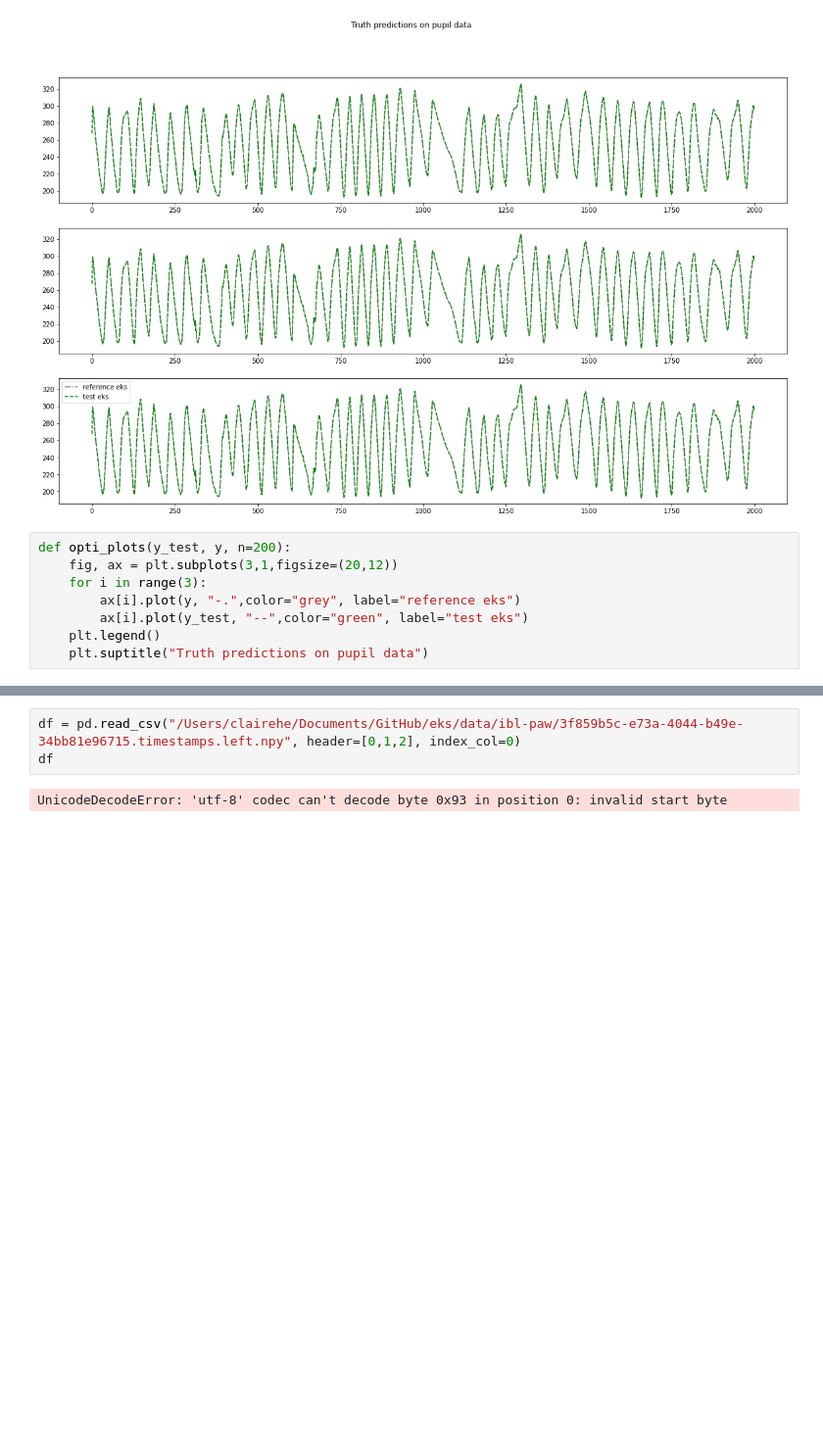
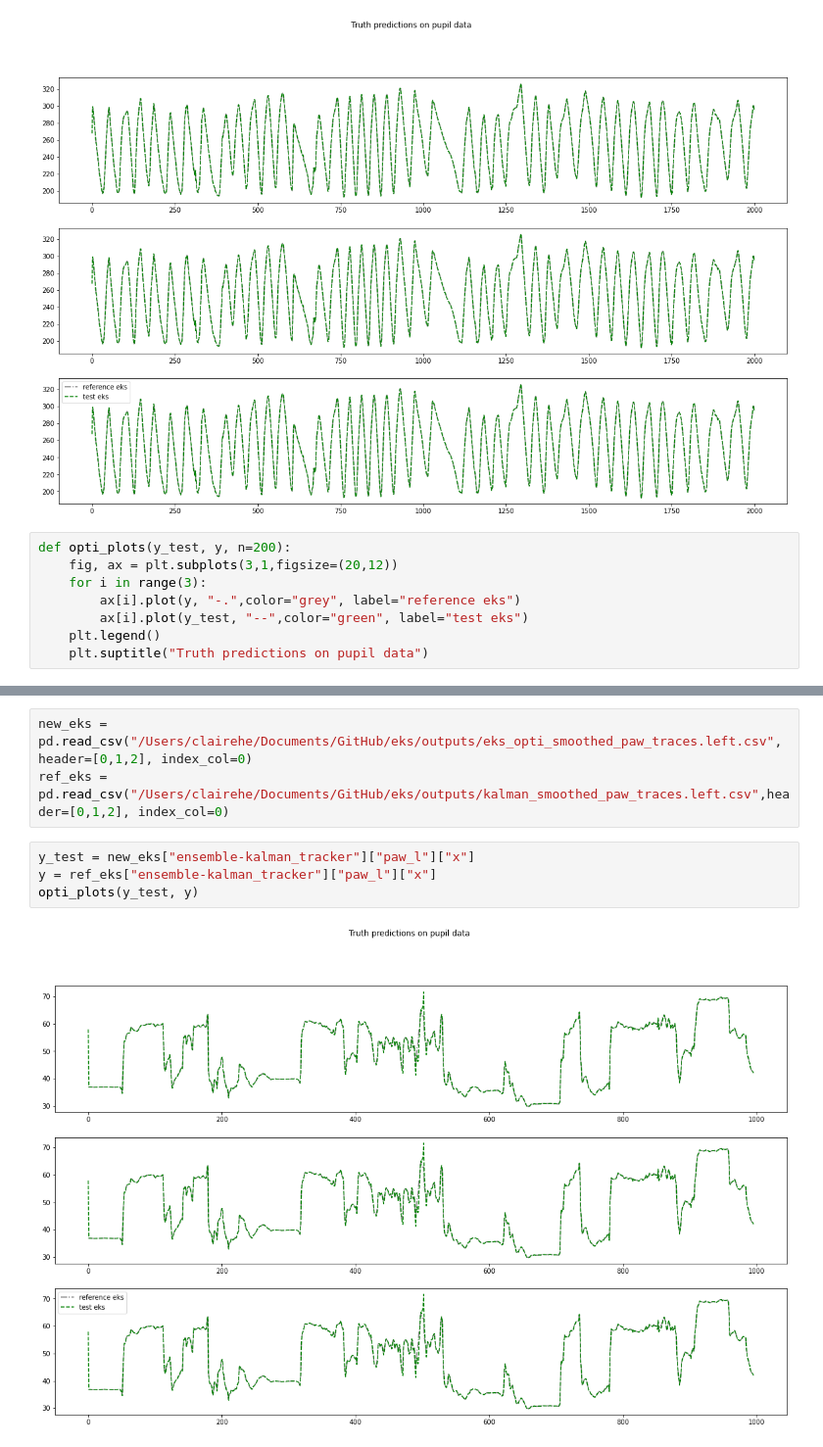
Before and after one commit to erialc-cal/eks, a Jupyter notebook: Kalman via optimisation.ipynb, the cells around one changed output, grey strips where cells are left out. Shown at 98% size. Cells and saved outputs as stored; diff of their text form; blank space fills up the shorter version.

Commit message:
cleaning
adapted eks opti for ibl paw and mouse mirror 2d

```diff
--- a/Kalman via optimisation.ipynb
+++ b/Kalman via optimisation.ipynb
@@ -1100,5 +1081,9 @@ UnicodeDecodeError: 'utf-8' codec can't decode byte 0x80 in position 3131: inval
 # %%
-df = pd.read_csv("/Users/clairehe/Documents/GitHub/eks/data/ibl-paw/3f859b5c-e73a-4044-b49e-34bb81e96715.timestamps.left.npy", header=[0,1,2], index_col=0)
-df
+new_eks = pd.read_csv("/Users/clairehe/Documents/GitHub/eks/outputs/eks_opti_smoothed_paw_traces.left.csv", header=[0,1,2], index_col=0)
+ref_eks = pd.read_csv("/Users/clairehe/Documents/GitHub/eks/outputs/kalman_smoothed_paw_traces.left.csv",header=[0,1,2], index_col=0)
-# %% [output]
-UnicodeDecodeError: 'utf-8' codec can't decode byte 0x93 in position 0: invalid start byte
+# %%
+y_test = new_eks["ensemble-kalman_tracker"]["paw_l"]["x"]
+y = ref_eks["ensemble-kalman_tracker"]["paw_l"]["x"]
+opti_plots(y_test, y)
+# %% [output]
+[figure, added]
```
Also changed, not shown: parts of 1 cell of this notebook, 5 other files.
